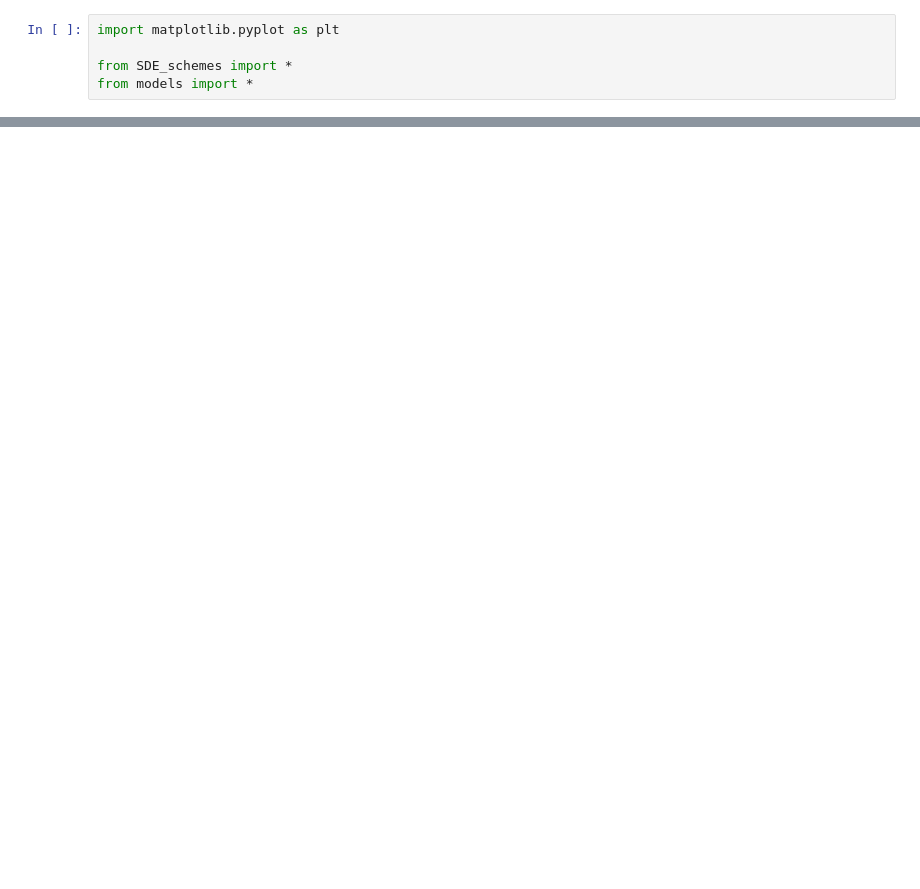
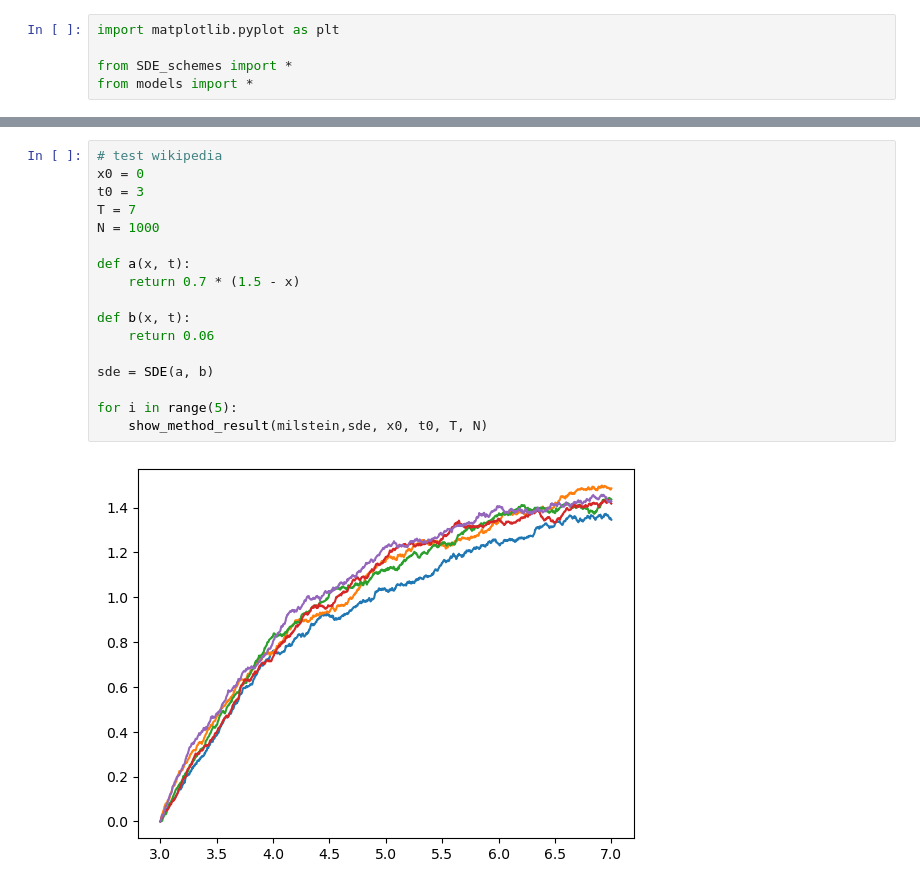
Before and after one commit to 5arcoramphu5/interest_rates, a Jupyter notebook: notebook.ipynb, the cells around one changed output, grey strips where cells are left out. Saved outputs shown, nothing was run; the diff lists cells and outputs as text; blank space fills up the shorter version.

```diff
--- a/notebook.ipynb
+++ b/notebook.ipynb
@@ -24,0 +26,19 @@ show_method_result(milstein, cir.getSDE(), x0, t0, T, N)
+# %%
+# test wikipedia
+x0 = 0
+t0 = 3
+T = 7
+N = 1000
+
+def a(x, t):
+    return 0.7 * (1.5 - x)
+
+def b(x, t):
+    return 0.06
+
+sde = SDE(a, b)
+
+for i in range(5):
+    show_method_result(milstein,sde, x0, t0, T, N)
+# %% [output]
+[figure, added]
```
Also changed, not shown: parts of 3 cells of this notebook, 2 other files.
